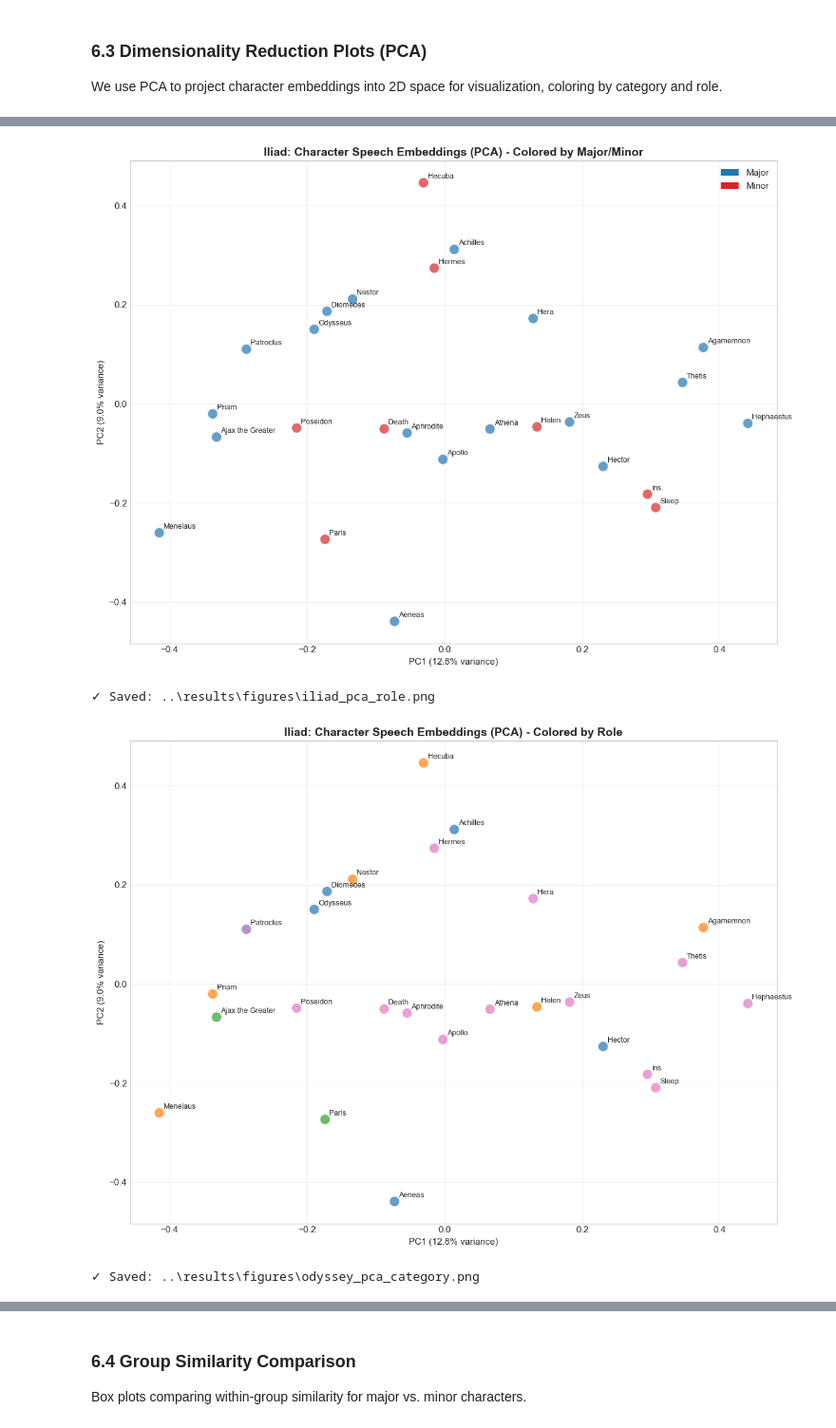
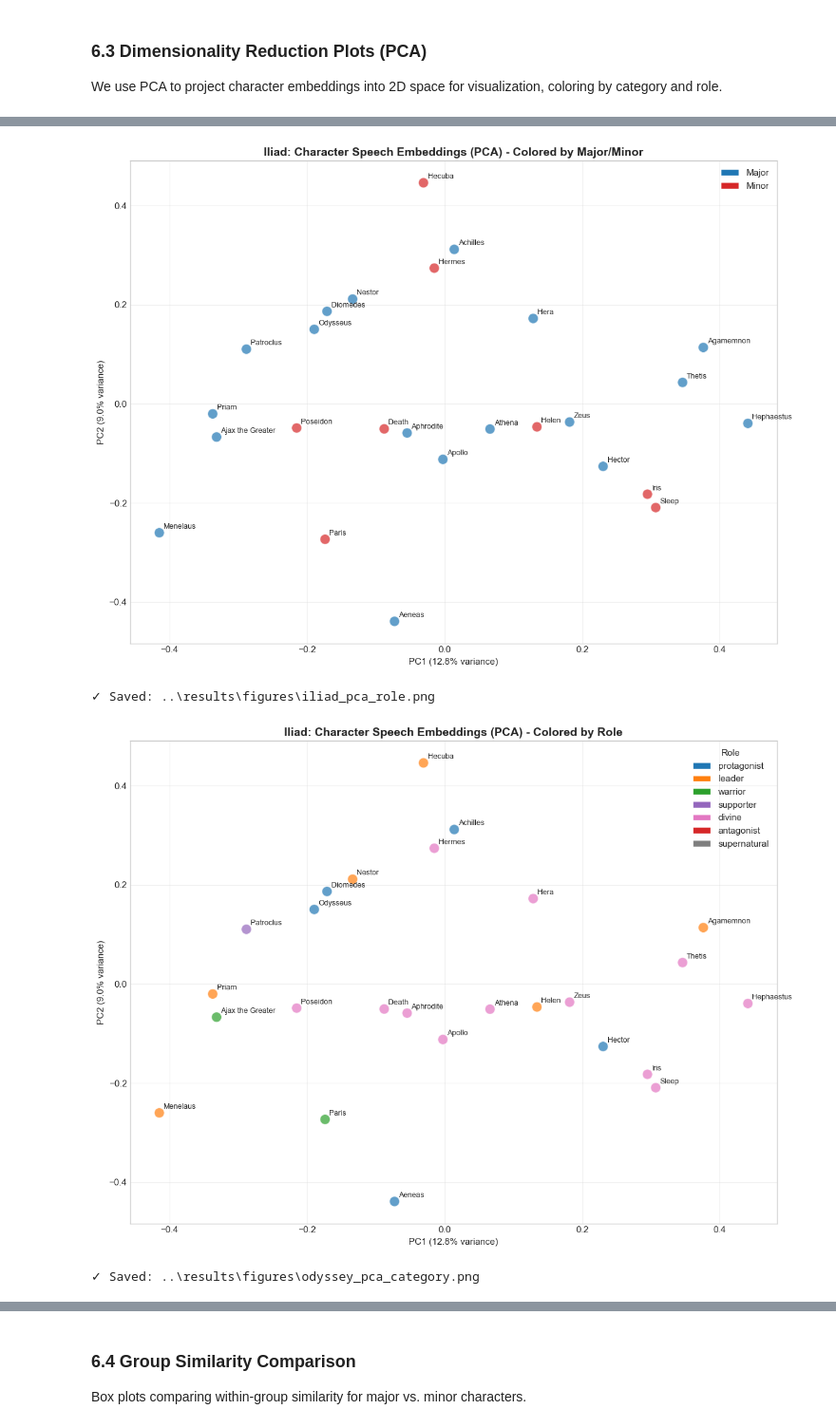
Before and after one commit to unarmedsnek/NLP-Final-Project, a Jupyter notebook: final_notebook/Final_notebook.ipynb, the cells around one changed output, grey strips where cells are left out. Shown at 95% size. Cells and saved outputs as stored; diff of their text form; code cells hidden in the pictures.

```diff
--- a/final_notebook/Final_notebook.ipynb
+++ b/final_notebook/Final_notebook.ipynb
@@ -931,7 +931,7 @@ Characters are ranked by both metrics, and those in the top tier (based on natur
 # ============================================================================
 
 def classify_characters(stats_df: pd.DataFrame, char_metadata: Dict,
-                        min_words: int = 100, min_speeches: int = 3) -> pd.DataFrame:
+                        min_words: int = 200, min_speeches: int = 3) -> pd.DataFrame:
     """
     Classify characters as major or minor based on speech metrics.
 
@@ -2018,7 +2044,6 @@ def plot_pca_embeddings(embeddings: Dict[str, np.ndarray], char_info: Dict,
             'divine': '#e377c2',
             'antagonist': '#d62728',
             'supernatural': '#7f7f7f',
-            'minor': '#bcbd22'
         }
         colors = [role_colors.get(char_info[c]['role_category'], '#333333') for c in characters]
         legend_labels = role_colors
@@ -2040,6 +2065,14 @@ def plot_pca_embeddings(embeddings: Dict[str, np.ndarray], char_info: Dict,
         from matplotlib.patches import Patch
         legend_elements = [Patch(facecolor=c, label=l) for c, l in legend_labels.items()]
         ax.legend(handles=legend_elements, loc='best')
+    else:
+        from matplotlib.patches import Patch
+        legend_elements = [
+        Patch(facecolor=color, label=role)
+            for role, color in legend_labels.items()
+        ]
+        ax.legend(handles=legend_elements, title='Role', loc='upper right')
+
 
     ax.grid(True, alpha=0.3)
     plt.tight_layout()
@@ -2063,34 +2096,34 @@ plot_pca_embeddings(
 # Plot PCA for Iliad (by role)
 plot_pca_embeddings(
     iliad_char_embeddings,
     iliad_analyzer.char_info,
     "Iliad: Character Speech Embeddings (PCA) - Colored by Role",
     color_by='role',
     save_path=FIGURES_DIR / "iliad_pca_role.png"
 )
 
 # Plot PCA for Odyssey (by category)
 plot_pca_embeddings(
     odyssey_char_embeddings,
     odyssey_analyzer.char_info,
     "Odyssey: Character Speech Embeddings (PCA) - Colored by Major/Minor",
     color_by='category',
     save_path=FIGURES_DIR / "odyssey_pca_category.png"
 )
 
 # Plot PCA for Odyssey (by role)
 plot_pca_embeddings(
     odyssey_char_embeddings,
     odyssey_analyzer.char_info,
     "Odyssey: Character Speech Embeddings (PCA) - Colored by Role",
     color_by='role',
     save_path=FIGURES_DIR / "odyssey_pca_role.png"
 )
 # %% [output]
 ✓ Saved: ..\results\figures\iliad_pca_category.png
 [figure]
 ✓ Saved: ..\results\figures\iliad_pca_role.png
-[figure, old version]
+[figure, new version]
 ✓ Saved: ..\results\figures\odyssey_pca_category.png
 [figure]
 ✓ Saved: ..\results\figures\odyssey_pca_role.png
```
Also changed, not shown: parts of 10 cells of this notebook, 14 other files.
